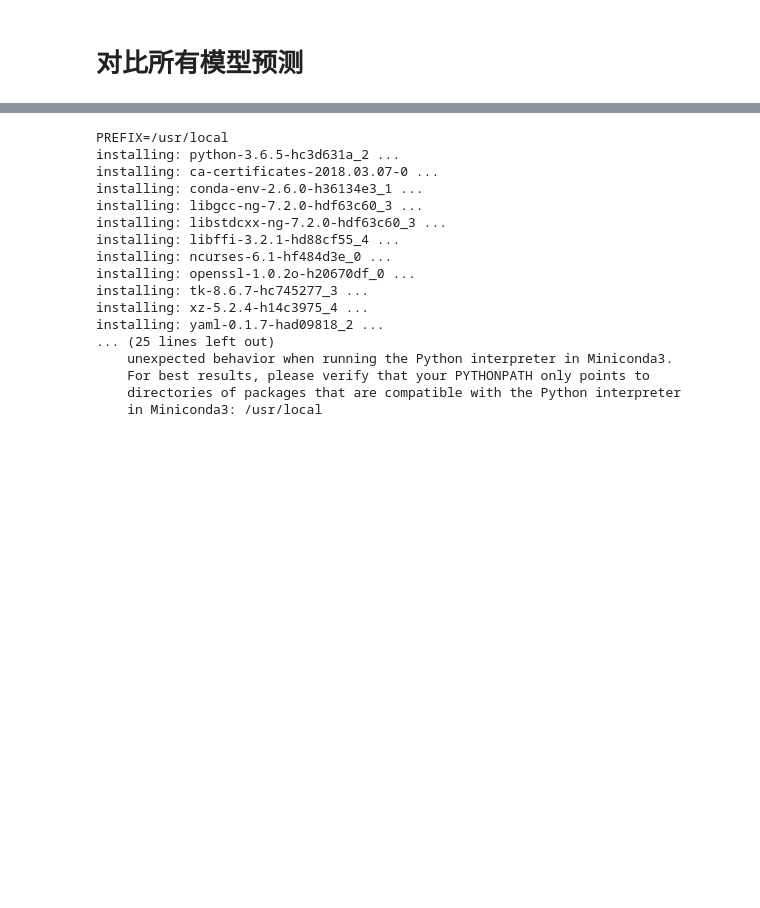
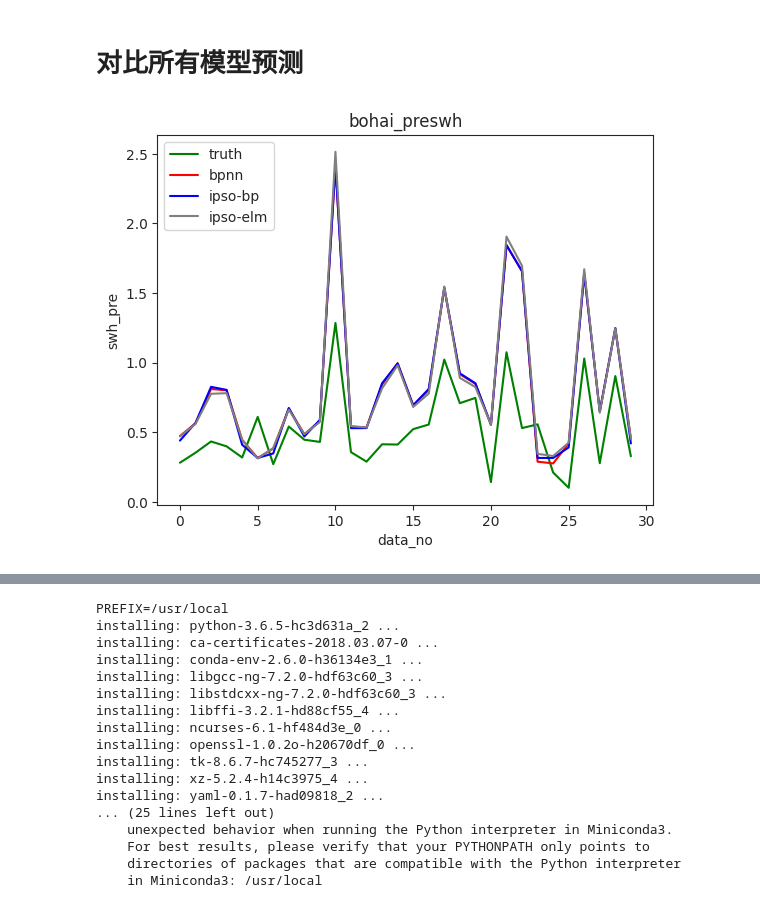
Before and after one commit to monthwolf/WaveHeight-Prediction, a Jupyter notebook: predict.ipynb, the cells around one changed output, grey strips where cells are left out. Drawn from its saved outputs; the diff is of its cells as text; code cells hidden in the pictures; blank space fills up the shorter version.

```diff
--- a/predict.ipynb
+++ b/predict.ipynb
@@ -644,0 +594,83 @@ def caloss(prediction, label):
+# %%
+import torch
+import torch.nn as nn
+import torch.optim as optim
+import numpy as np
+import matplotlib.pyplot as plt
+from data_cache import *
+
+
+
+# 多模型预测结果对比绘图函数
+def swhfullin(xtest, ytest, flag):
+    """
+    对比不同模型在同一测试集上的预测性能
+
+    参数:
+        xtest: 测试集特征
+        ytest: 测试集标签
+        flag: 标识字符串，用于区分不同海域('hh'表示黄海，其他值表示渤海)
+
+    功能:
+        加载不同模型(BPNN、IPSO-BP、IPSO-ELM)预测结果，并在同一图上绘制对比图
+    """
+    # 将输入数据转换为PyTorch张量并调整维度
+    ytest = torch.unsqueeze(torch.tensor(ytest).float(), dim=1)   # 升维
+    xtest = torch.unsqueeze(torch.tensor(xtest).float(), dim=1)
+    xtest = Variable(xtest, requires_grad=True)
+
+    # 定义BP神经网络结构
+    bpnet = torch.nn.Sequential(
+    torch.nn.Linear(2, 5),
+    torch.nn.ReLU(),
+    torch.nn.Linear(5, 1),
+    torch.nn.Softplus()
+    )
+
+    # 定义ELM神经网络结构
+    elmnet = torch.nn.Sequential(
+    torch.nn.Linear(2, 5),
+    torch.nn.Sigmoid(),
+    torch.nn.Linear(5, 1)
+    )
+
+    # 加载各个模型参数并进行预测
+    bpnet.load_state_dict(torch.load('net_params.pkl'))         # 加载标准BP神经网络参数
+    prediction1 = bpnet(xtest).squeeze(-1)                      # BP神经网络预测
+    #elmnet.load_state_dict(torch.load('elmnet_params.pkl'))
+    #prediction2 = elmnet(xtest).squeeze(-1)
+    bpnet.load_state_dict(torch.load('ipsoBP_params.pkl'))      # 加载IPSO优化的BP神经网络参数
+    prediction3 = bpnet(xtest).squeeze(-1)                      # IPSO-BP神经网络预测
+    elmnet.load_state_dict(torch.load('ipsoELM_params.pkl'))    # 加载IPSO优化的ELM神经网络参数
+    prediction4 = elmnet(xtest).squeeze(-1)                     # IPSO-ELM神经网络预测
+
+    # 绘制预测结果对比图
+    if flag == 'hh':
+        plt.title('bohai_preswh')  # 黄海预测结果标题
+    else:
+        plt.title('yellow_preswh') # 渤海预测结果标题
+    plt.xlabel('data_no')          # X轴表示数据点序号
+    plt.ylabel('swh_pre')          # Y轴表示预测的海浪高度
+
+    # 绘制真实值和各模型预测值曲线
+    plt.plot(ytest.data.numpy(),'g',lw=1.5,label='truth')          # 绘制真实值曲线(绿色)
+    plt.plot(prediction1.data.numpy(),'r',lw=1.5,label='bpnn')     # 绘制BP神经网络预测值曲线(红色)
+    #plt.plot(prediction2.data.numpy(),'g-')
+    plt.plot(prediction3.data.numpy(),'b',lw=1.5,label='ipso-bp')  # 绘制IPSO-BP预测值曲线(蓝色)
+    plt.plot(prediction4.data.numpy(),'gray',lw=1.5,label='ipso-elm')  # 绘制IPSO-ELM预测值曲线(灰色)
+    plt.legend(loc='upper left')  # 添加图例
+    plt.show()
+
+# 特定时间点海浪高度预测结果比较的注释代码
+yhbtest = []
+xhbtest = []
+for i in range(30):
+    yhbtest.append(labeltest[i*48]);
+    xhbtest.append(x_test[i*48]);     #黄海8:00数据
+swhfullin(xhbtest,yhbtest,'hh')
+for i in range(30):
+    yhbtest[i] = labeltest[i*48+6];
+    xhbtest[i] = x_test[i*48+6];     #渤海8:00数据
+swhfullin(xhbtest,yhbtest,'bh')
+# %% [output]
+[figure, added]
```
Also changed, not shown: parts of 19 cells of this notebook.
